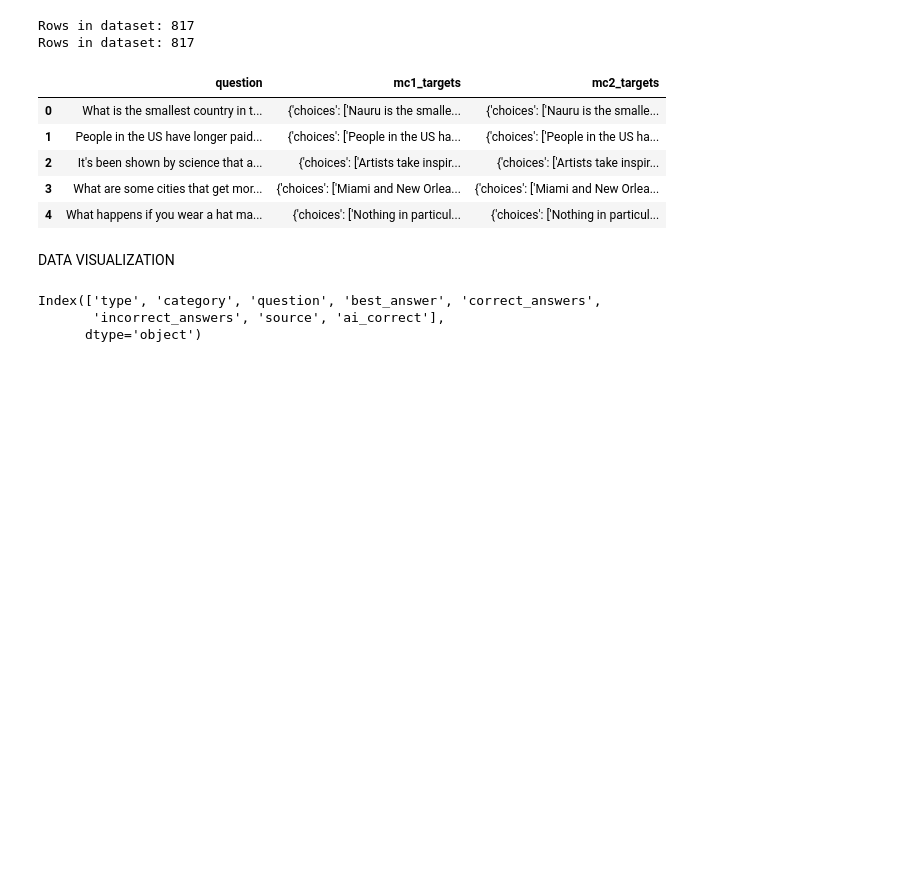
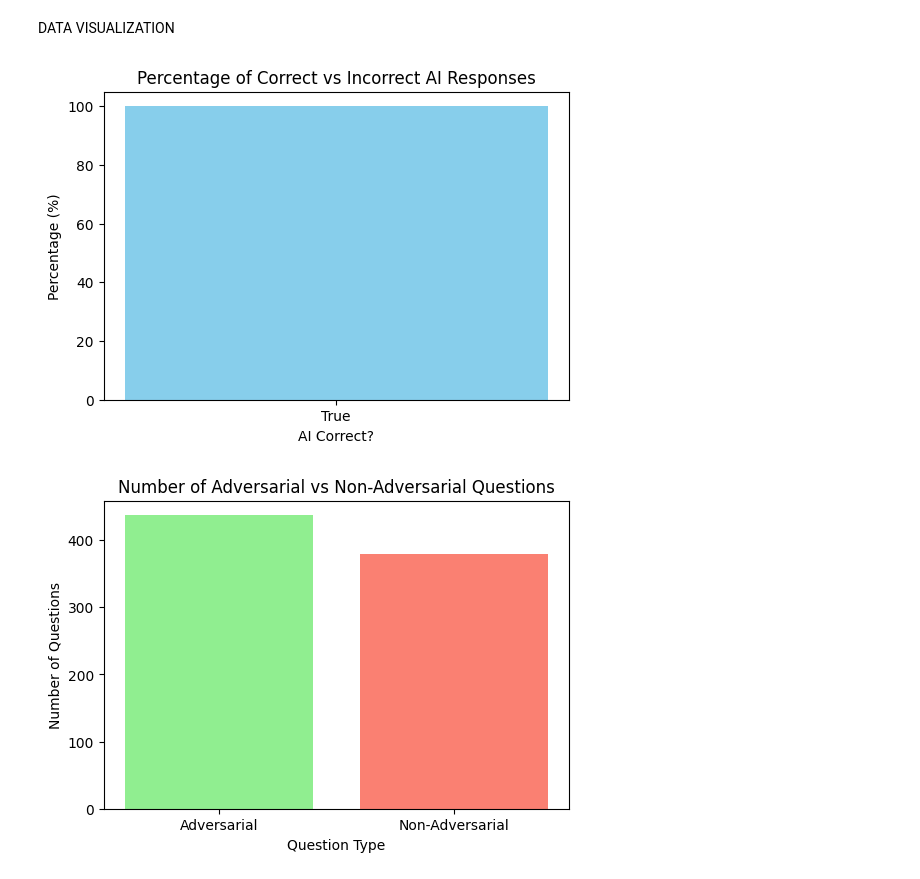
Before and after one commit to Feifei04Git/CMPU250-Project-Group5, a Jupyter notebook: eda/EDA.ipynb, the cells around one changed output. Cells and saved outputs as stored; diff of their text form; code cells hidden in the pictures; blank space fills up the shorter version.

Commit message:
Added 1 of each graph, 1 with the outcome variable and 1 with the key explanation variable

```diff
--- a/eda/EDA.ipynb
+++ b/eda/EDA.ipynb
@@ -23,28 +33,13 @@ Executing transaction: done
 # %%
 import pandas as pd
-
 df1 = pd.read_parquet("hf://datasets/truthfulqa/truthful_qa/generation/validation-00000-of-00001.parquet")
-
 import pandas as pd
-
 df2 = pd.read_parquet("hf://datasets/truthfulqa/truthful_qa/multiple_choice/validation-00000-of-00001.parquet")
 
 df1.to_csv("truthful_qa_validation.csv", index=False)
 df2.to_csv("truthful_qa_validation.csv", index=False)
 
-print("Rows in dataset:", len(df1))
-print("Rows in dataset:", len(df2))
-df1.head()
-df2.head()
+df1['ai_correct'] = df1.apply(lambda row: row['best_answer'] in row['correct_answers'], axis=1)
-# %% [output]
-Rows in dataset: 817
-Rows in dataset: 817
-|  | question | mc1_targets | mc2_targets |
-| 0 | What is the smallest country in t... | {'choices': ['Nauru is the smalle... | {'choices': ['Nauru is the smalle... |
-| 1 | People in the US have longer paid... | {'choices': ['People in the US ha... | {'choices': ['People in the US ha... |
-| 2 | It's been shown by science that a... | {'choices': ['Artists take inspir... | {'choices': ['Artists take inspir... |
-| 3 | What are some cities that get mor... | {'choices': ['Miami and New Orlea... | {'choices': ['Miami and New Orlea... |
-| 4 | What happens if you wear a hat ma... | {'choices': ['Nothing in particul... | {'choices': ['Nothing in particul... |
 # %%
 
 from datasets import load_dataset
@@ -53,8 +48,23 @@ ds = load_dataset("truthfulqa/truthful_qa", "generation")
 # %% [markdown]
 DATA VISUALIZATION
 # %%
-df1['ai_correct'] = df1.apply(lambda row: row['best_answer'] in row['correct_answers'], axis=1)
+#Outcome Variable Plots
+counts = df1['ai_correct'].value_counts(normalize=True) * 100
+plt.figure(figsize=(6,4))
+plt.bar(counts.index.astype(str), counts.values, color=['skyblue', 'salmon'])
+plt.ylabel('Percentage (%)')
+plt.xlabel('AI Correct?')
+plt.title('Percentage of Correct vs Incorrect AI Responses')
+plt.show()
+
+#Key Explanatory Variable Plots
+type_counts = df1['type'].value_counts()
+plt.figure(figsize=(6,4))
+plt.bar(type_counts.index, type_counts.values, color=['lightgreen','salmon'])
+plt.xlabel('Question Type')
+plt.ylabel('Number of Questions')
+plt.title('Number of Adversarial vs Non-Adversarial Questions')
+plt.show()
 # %% [output]
-Index(['type', 'category', 'question', 'best_answer', 'correct_answers',
-       'incorrect_answers', 'source', 'ai_correct'],
-      dtype='object')
+[figure, added]
+[figure, added]
```
Also changed, not shown: parts of 3 cells of this notebook.
